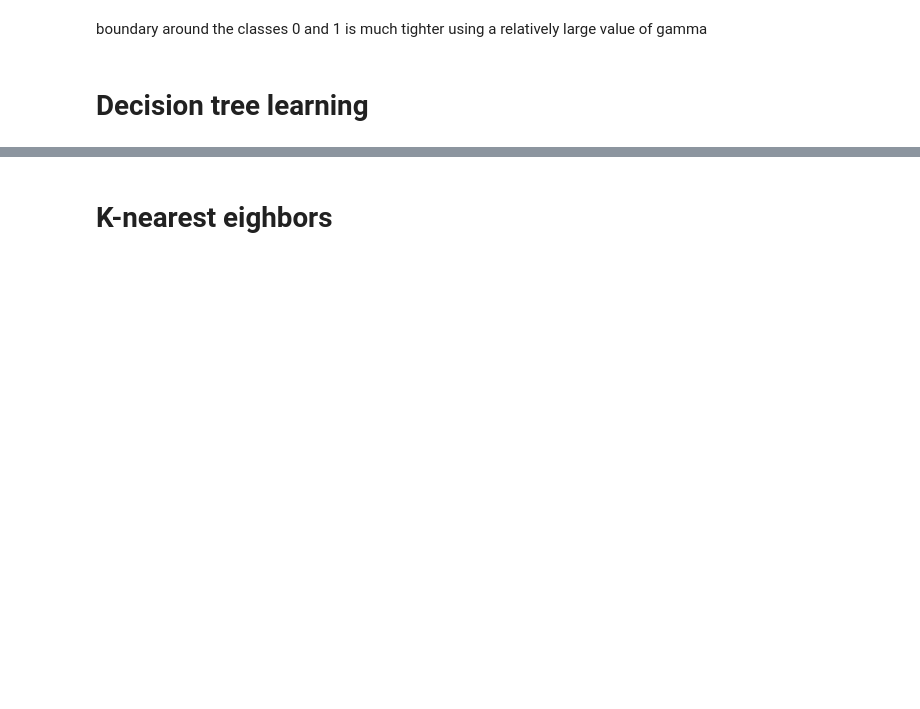
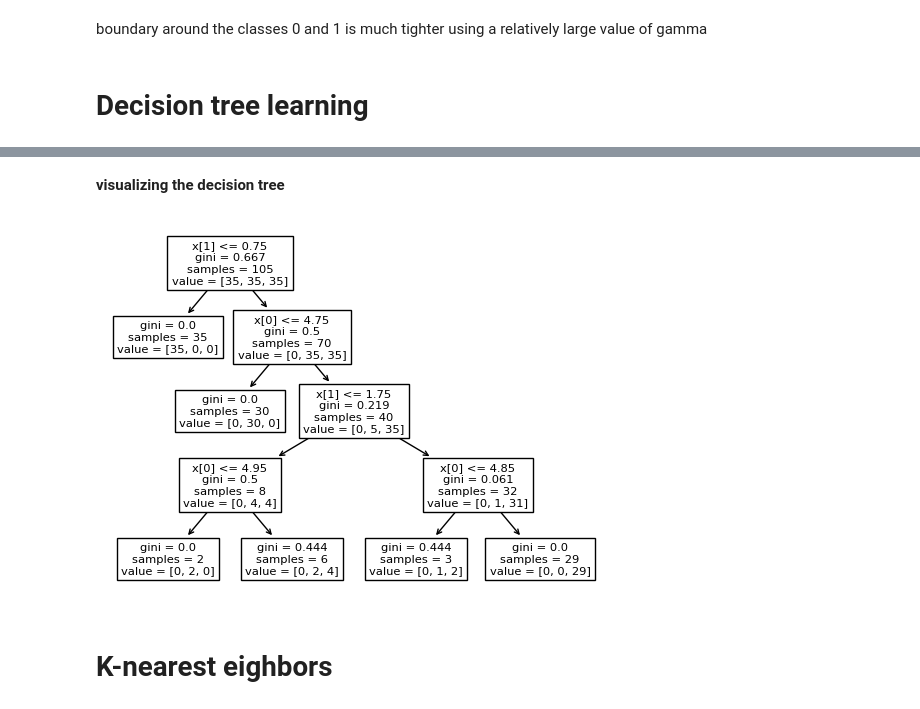
Before and after one commit to nargesghan/cs_internship_journey, a Jupyter notebook: a tour of machine learning classifiers/A_Tour_of_Machine_Learning_Classifiers_Using_scikit_learn.ipynb, the cells around one changed output, grey strips where cells are left out. Cells and saved outputs as stored; diff of their text form; code cells hidden in the pictures; blank space fills up the shorter version.

```diff
--- a/a tour of machine learning classifiers/A_Tour_of_Machine_Learning_Classifiers_Using_scikit_learn.ipynb
+++ b/a tour of machine learning classifiers/A_Tour_of_Machine_Learning_Classifiers_Using_scikit_learn.ipynb
@@ -243,3 +286,11 @@ plt.show()
+# %% [markdown]
+**visualizing the decision tree**
+# %%
+from sklearn import tree
+tree.plot_tree(tree_model)
+plt.show()
+# %% [output]
+[figure, added]
 # %% [markdown]
 # **K-nearest eighbors**
 # %%
```
Also changed, not shown: parts of 2 cells of this notebook.
